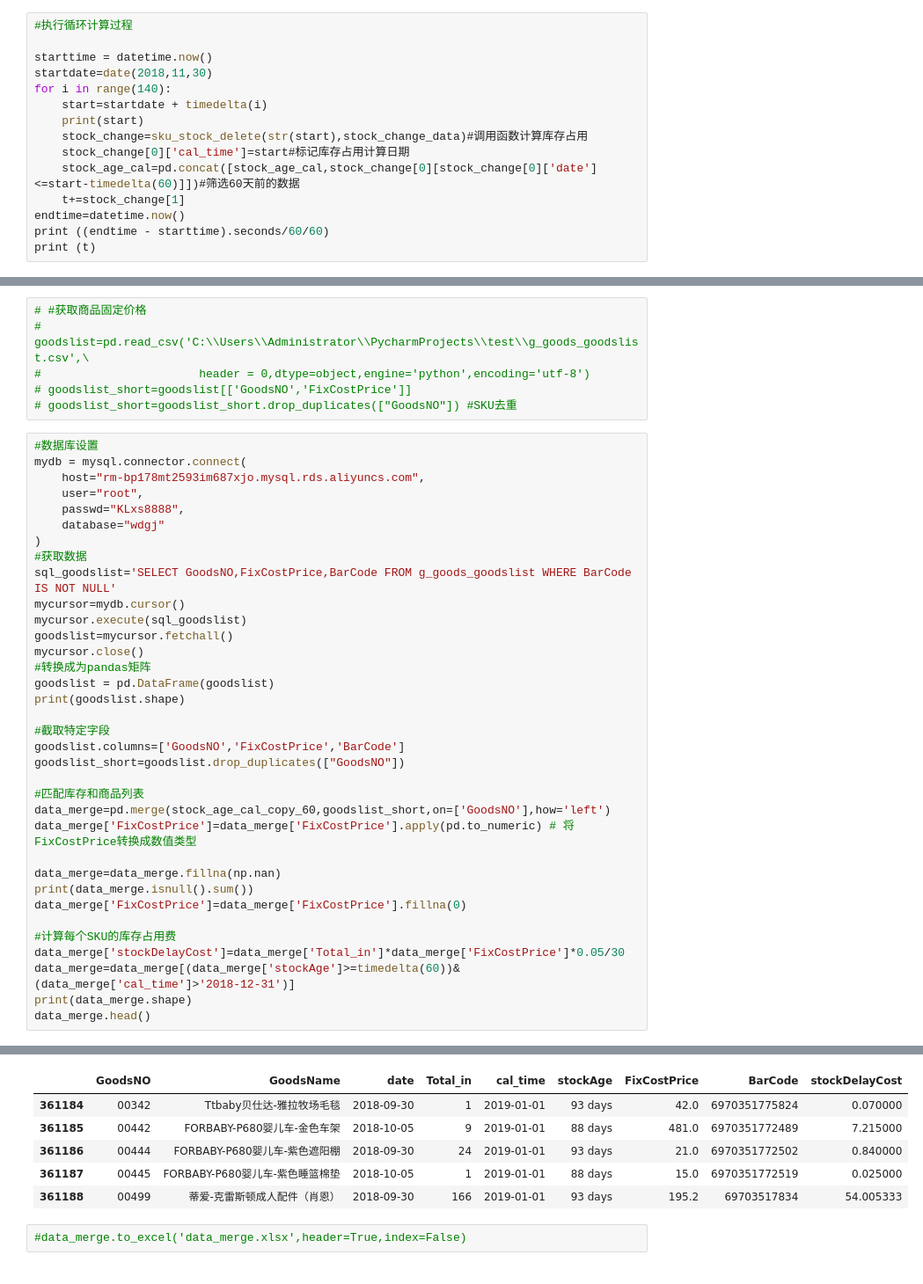
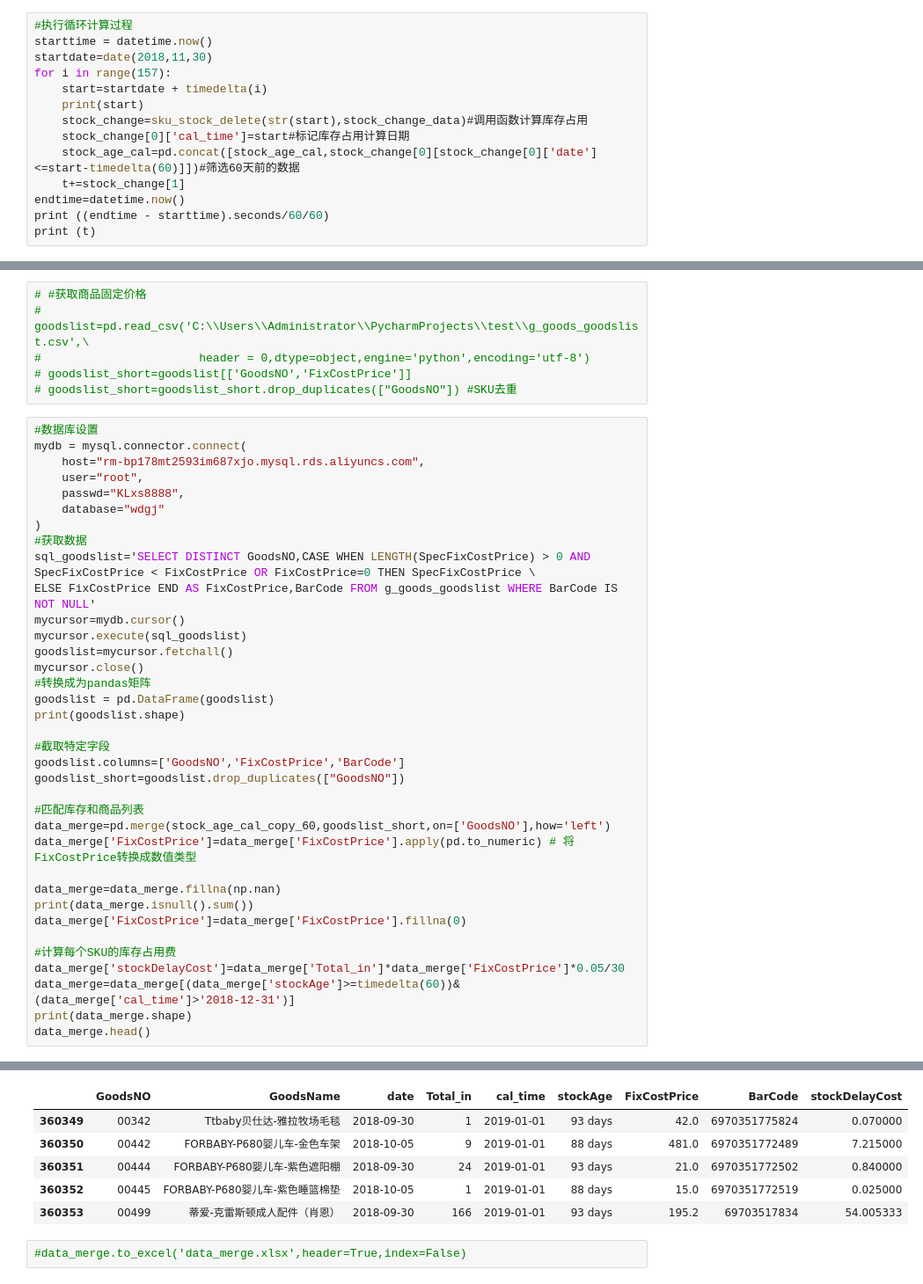
Before and after one commit to Lukes1973/MachineLearning, a Jupyter notebook: stockAge/stockAge.ipynb, the cells around one changed output, grey strips where cells are left out. Shown at 88% size. Saved outputs shown, nothing was run; the diff lists cells and outputs as text.

```diff
--- a/stockAge/stockAge.ipynb
+++ b/stockAge/stockAge.ipynb
@@ -227,10 +236,9 @@ stock_age_cal=pd.DataFrame()
 t=0
 # %%
 #执行循环计算过程
-
 starttime = datetime.now()
 startdate=date(2018,11,30)
-for i in range(140):
+for i in range(157):
     start=startdate + timedelta(i)
     print(start)
     stock_change=sku_stock_delete(str(start),stock_change_data)#调用函数计算库存占用
@@ -332,7 +350,8 @@ mydb = mysql.connector.connect(
     database="wdgj"
 )
 #获取数据
-sql_goodslist='SELECT GoodsNO,FixCostPrice,BarCode FROM g_goods_goodslist WHERE BarCode IS NOT NULL'
+sql_goodslist='SELECT DISTINCT GoodsNO,CASE WHEN LENGTH(SpecFixCostPrice) > 0 AND SpecFixCostPrice < FixCostPrice OR FixCostPrice=0 THEN SpecFixCostPrice \
+ELSE FixCostPrice END AS FixCostPrice,BarCode FROM g_goods_goodslist WHERE BarCode IS NOT NULL'
 mycursor=mydb.cursor()
 mycursor.execute(sql_goodslist)
 goodslist=mycursor.fetchall()
@@ -373,9 +392,9 @@ dtype: int64
 |  | GoodsNO | GoodsName | date | Total_in | cal_time | stockAge | FixCostPrice | BarCode | stockDelayCost |
-| 361184 | 00342 | Ttbaby贝仕达-雅拉牧场毛毯 | 2018-09-30 | 1 | 2019-01-01 | 93 days | 42.0 | 6970351775824 | 0.070000 |
-| 361185 | 00442 | FORBABY-P680婴儿车-金色车架 | 2018-10-05 | 9 | 2019-01-01 | 88 days | 481.0 | 6970351772489 | 7.215000 |
-| 361186 | 00444 | FORBABY-P680婴儿车-紫色遮阳棚 | 2018-09-30 | 24 | 2019-01-01 | 93 days | 21.0 | 6970351772502 | 0.840000 |
-| 361187 | 00445 | FORBABY-P680婴儿车-紫色睡篮棉垫 | 2018-10-05 | 1 | 2019-01-01 | 88 days | 15.0 | 6970351772519 | 0.025000 |
-| 361188 | 00499 | 蒂爱-克雷斯顿成人配件（肖恩） | 2018-09-30 | 166 | 2019-01-01 | 93 days | 195.2 | 69703517834 | 54.005333 |
+| 360349 | 00342 | Ttbaby贝仕达-雅拉牧场毛毯 | 2018-09-30 | 1 | 2019-01-01 | 93 days | 42.0 | 6970351775824 | 0.070000 |
+| 360350 | 00442 | FORBABY-P680婴儿车-金色车架 | 2018-10-05 | 9 | 2019-01-01 | 88 days | 481.0 | 6970351772489 | 7.215000 |
+| 360351 | 00444 | FORBABY-P680婴儿车-紫色遮阳棚 | 2018-09-30 | 24 | 2019-01-01 | 93 days | 21.0 | 6970351772502 | 0.840000 |
+| 360352 | 00445 | FORBABY-P680婴儿车-紫色睡篮棉垫 | 2018-10-05 | 1 | 2019-01-01 | 88 days | 15.0 | 6970351772519 | 0.025000 |
+| 360353 | 00499 | 蒂爱-克雷斯顿成人配件（肖恩） | 2018-09-30 | 166 | 2019-01-01 | 93 days | 195.2 | 69703517834 | 54.005333 |
 # %%
 #data_merge.to_excel('data_merge.xlsx',header=True,index=False)
 # %%
```
Also changed, not shown: parts of 17 cells of this notebook, 1 other file.
